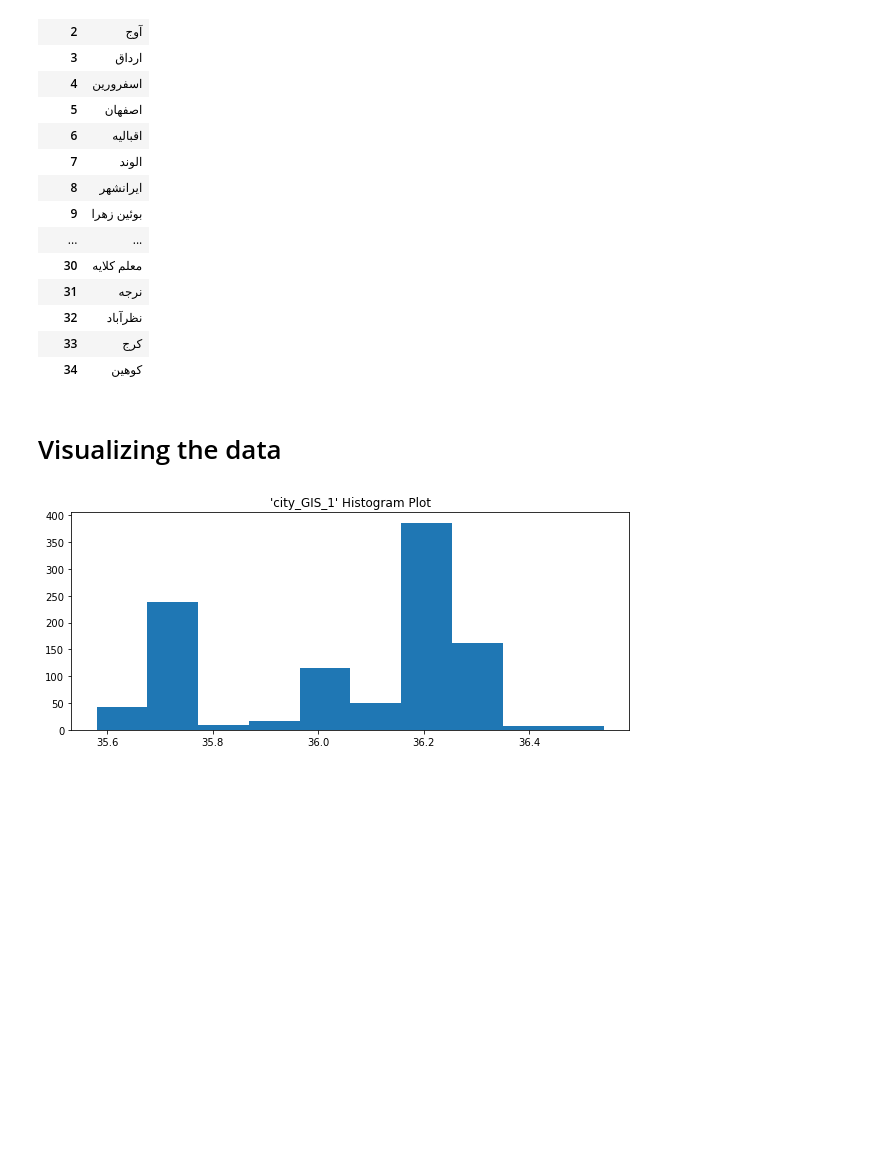
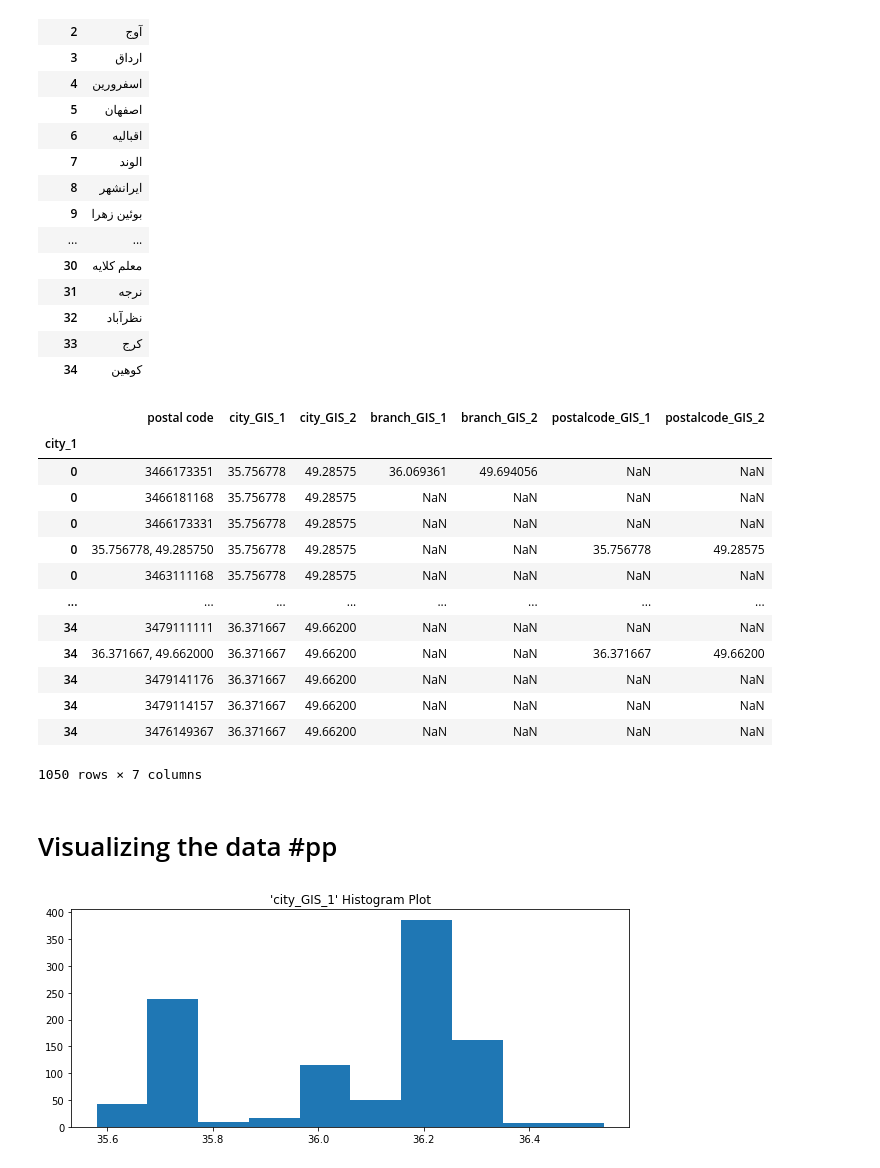
Before and after one commit to mmortazavi/ml_demystified, a Jupyter notebook: projects/gis/neginnezamloo/negnez_gis_2.ipynb, the cells around one changed output. Drawn from its saved outputs; the diff is of its cells as text; code cells hidden in the pictures; blank space fills up the shorter version.

```diff
--- a/projects/gis/neginnezamloo/negnez_gis_2.ipynb
+++ b/projects/gis/neginnezamloo/negnez_gis_2.ipynb
@@ -169,8 +175,25 @@ pp.dropna(subset=['postal code'], inplace=True)
 # %%
 #dropping city
 pp.drop(['city'], axis=1,inplace=True)
+# %%
+pp
+# %% [output]
+|  | postal code | city_GIS_1 | city_GIS_2 | branch_GIS_1 | branch_GIS_2 | postalcode_GIS_1 | postalcode_GIS_2 |
+| city_1 |  |  |  |  |  |  |  |
+| 0 | 3466173351 | 35.756778 | 49.28575 | 36.069361 | 49.694056 | NaN | NaN |
+| 0 | 3466181168 | 35.756778 | 49.28575 | NaN | NaN | NaN | NaN |
+| 0 | 3466173331 | 35.756778 | 49.28575 | NaN | NaN | NaN | NaN |
+| 0 | 35.756778, 49.285750 | 35.756778 | 49.28575 | NaN | NaN | 35.756778 | 49.28575 |
+| 0 | 3463111168 | 35.756778 | 49.28575 | NaN | NaN | NaN | NaN |
+| ... | ... | ... | ... | ... | ... | ... | ... |
+| 34 | 3479111111 | 36.371667 | 49.66200 | NaN | NaN | NaN | NaN |
+| 34 | 36.371667, 49.662000 | 36.371667 | 49.66200 | NaN | NaN | 36.371667 | 49.66200 |
+| 34 | 3479141176 | 36.371667 | 49.66200 | NaN | NaN | NaN | NaN |
+| 34 | 3479114157 | 36.371667 | 49.66200 | NaN | NaN | NaN | NaN |
+| 34 | 3476149367 | 36.371667 | 49.66200 | NaN | NaN | NaN | NaN |
+1050 rows × 7 columns
 # %% [markdown]
-# Visualizing the data
+# Visualizing the data #pp
 # %%
 #Histogram Plot
 plt.figure(figsize=(10, 4))
```
Also changed, not shown: parts of 7 cells of this notebook.
